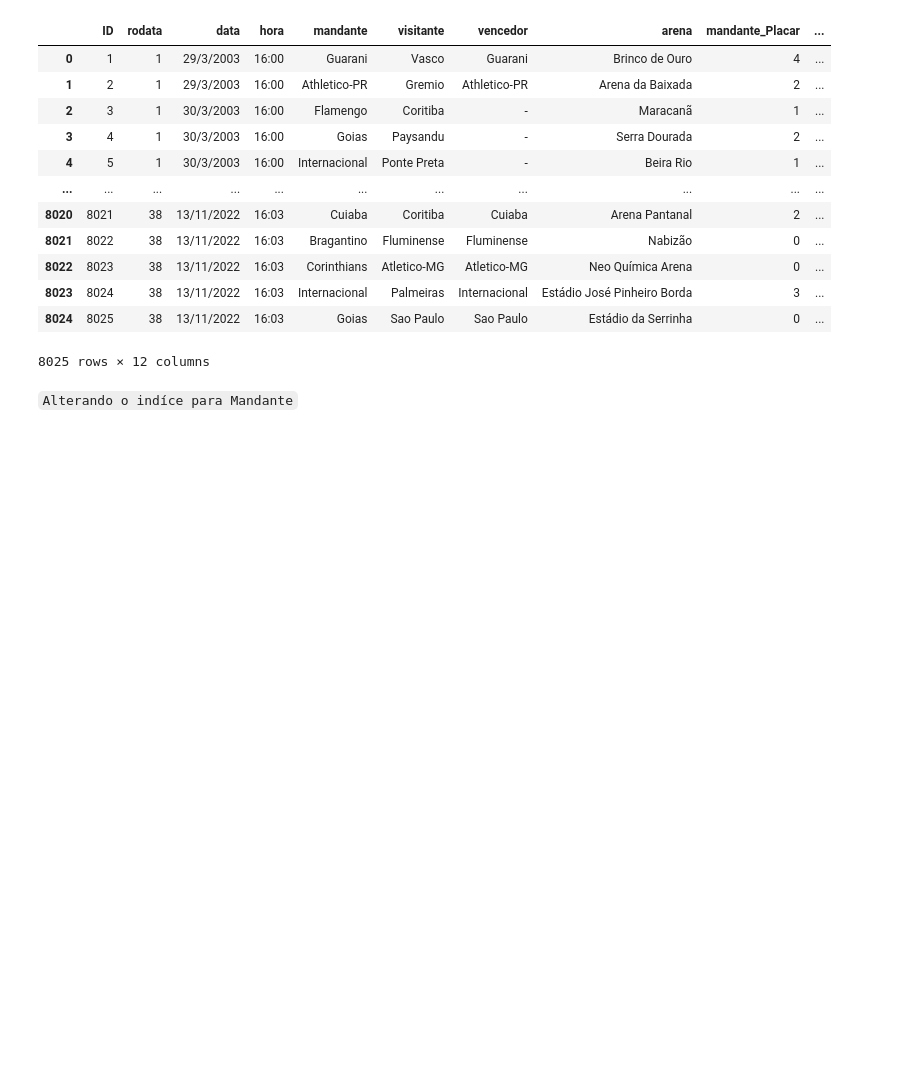
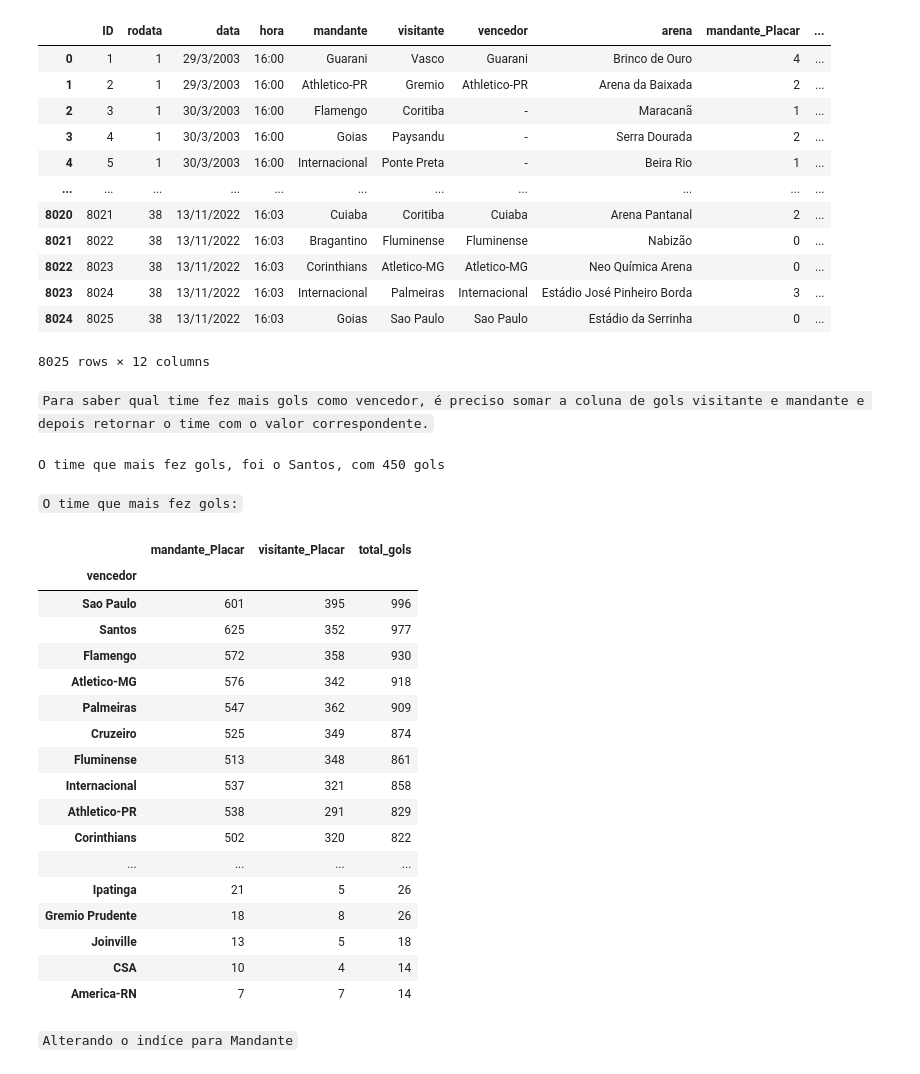
Before and after one commit to CavalaroVictor/Projeto_Modulo_II_ADA, a Jupyter notebook: project_II.ipynb, the cells around one changed output. Cells and saved outputs as stored; diff of their text form; code cells hidden in the pictures; blank space fills up the shorter version.

```diff
--- a/project_II.ipynb
+++ b/project_II.ipynb
@@ -83,6 +140,59 @@ df_full_nnull
 | 8023 | 8024 | 38 | 13/11/2022 | 16:03 | Internacional | Palmeiras | Internacional | Estádio José Pinheiro Borda | 3 | ... |
 | 8024 | 8025 | 38 | 13/11/2022 | 16:03 | Goias | Sao Paulo | Sao Paulo | Estádio da Serrinha | 0 | ... |
 8025 rows × 12 columns
+# %% [markdown]
+``Para saber qual time fez mais gols como vencedor, é preciso somar a coluna de gols visitante e mandante e depois retornar o time com o valor correspondente.``
+# %%
+# Calcular a média da soma de gols para cada equipe
+df_full_nnull['total_gols'] = df_full_nnull['mandante_Placar'] + df_full_nnull['visitante_Placar']
+
+max_gols_index = df_full_nnull['total_gols'].idxmax()
+
+max_gols_vencedor = df_origin.loc[max_gols_index, 'vencedor']
+
+print(f'O time que mais fez gols, foi o {max_gols_vencedor}, com {max_gols_index} gols')
+# %% [output]
+O time que mais fez gols, foi o Santos, com 450 gols
+# %% [markdown]
+``O time que mais fez gols:``
+# %%
+#alteracao do indice para vencedor
+df_new_index_vencedor = df_full_nnull.set_index('vencedor').drop(['ID', 'rodata'], axis=1)
+
+#realizando a sumarização dos dados, solicitando o total de gols por vencedor
+df_ordenar_vencedor = df_new_index_vencedor.groupby('vencedor').sum().sort_values(by='total_gols', ascending=False)
+
+#retornar o DF , splitando a primeira linha que trata sobre os empates
+df_ordenar_vencedor[1:]
+
+# max_gols = df_new_index_vencedor['total_gols'].sum()
+
+# max_gols_index = max_gols.idxmax()
+
+# max_gols_vencedor = df_ordenar_vencedor.loc[max_gols_index, 'vencedor']
+
+# max_gols = df_ordenar_vencedor[1:2]
+
+# max_gols
+# %% [output]
+|  | mandante_Placar | visitante_Placar | total_gols |
+| vencedor |  |  |  |
+| Sao Paulo | 601 | 395 | 996 |
+| Santos | 625 | 352 | 977 |
+| Flamengo | 572 | 358 | 930 |
+| Atletico-MG | 576 | 342 | 918 |
+| Palmeiras | 547 | 362 | 909 |
+| Cruzeiro | 525 | 349 | 874 |
+| Fluminense | 513 | 348 | 861 |
+| Internacional | 537 | 321 | 858 |
+| Athletico-PR | 538 | 291 | 829 |
+| Corinthians | 502 | 320 | 822 |
+| ... | ... | ... | ... |
+| Ipatinga | 21 | 5 | 26 |
+| Gremio Prudente | 18 | 8 | 26 |
+| Joinville | 13 | 5 | 18 |
+| CSA | 10 | 4 | 14 |
+| America-RN | 7 | 7 | 14 |
 # %% [markdown]
 ``Alterando o indíce para Mandante``
 # %%
```
Also changed, not shown: parts of 25 cells of this notebook.
